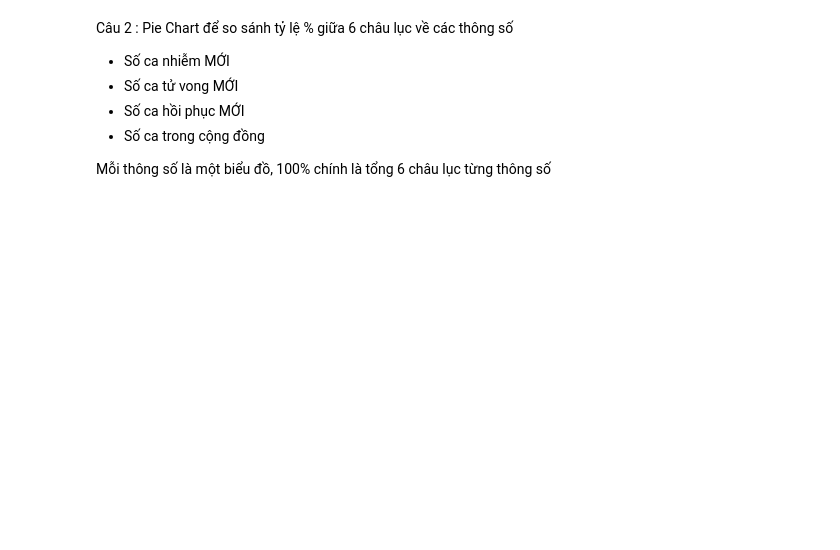
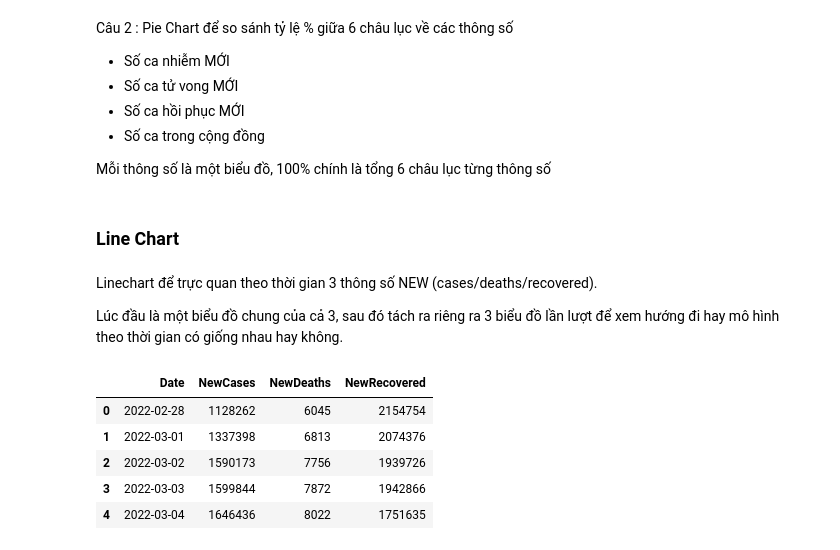
Before and after one commit to 19127592/Corona-Analysis, a Jupyter notebook: visualize_data.ipynb, the cells around one changed output. Drawn from its saved outputs; the diff is of its cells as text; code cells hidden in the pictures; blank space fills up the shorter version.

```diff
--- a/visualize_data.ipynb
+++ b/visualize_data.ipynb
@@ -145,0 +182,17 @@ Mỗi thông số là một biểu đồ, 100% chính là tổng 6 châu lục t
+# %% [markdown]
+### Line Chart
+# %% [markdown]
+Linechart để trực quan theo thời gian 3 thông số NEW (cases/deaths/recovered).
+
+Lúc đầu là một biểu đồ chung của cả 3, sau đó tách ra riêng ra 3 biểu đồ lần lượt để xem hướng đi hay mô hình theo thời gian có giống nhau hay không.
+# %%
+linechart_plots = continent_df[['Date','NewCases','NewDeaths','NewRecovered']]
+# %%
+linechart_plots
+# %% [output]
+|  | Date | NewCases | NewDeaths | NewRecovered |
+| 0 | 2022-02-28 | 1128262 | 6045 | 2154754 |
+| 1 | 2022-03-01 | 1337398 | 6813 | 2074376 |
+| 2 | 2022-03-02 | 1590173 | 7756 | 1939726 |
+| 3 | 2022-03-03 | 1599844 | 7872 | 1942866 |
+| 4 | 2022-03-04 | 1646436 | 8022 | 1751635 |
```
Also changed, not shown: parts of 11 cells of this notebook.
